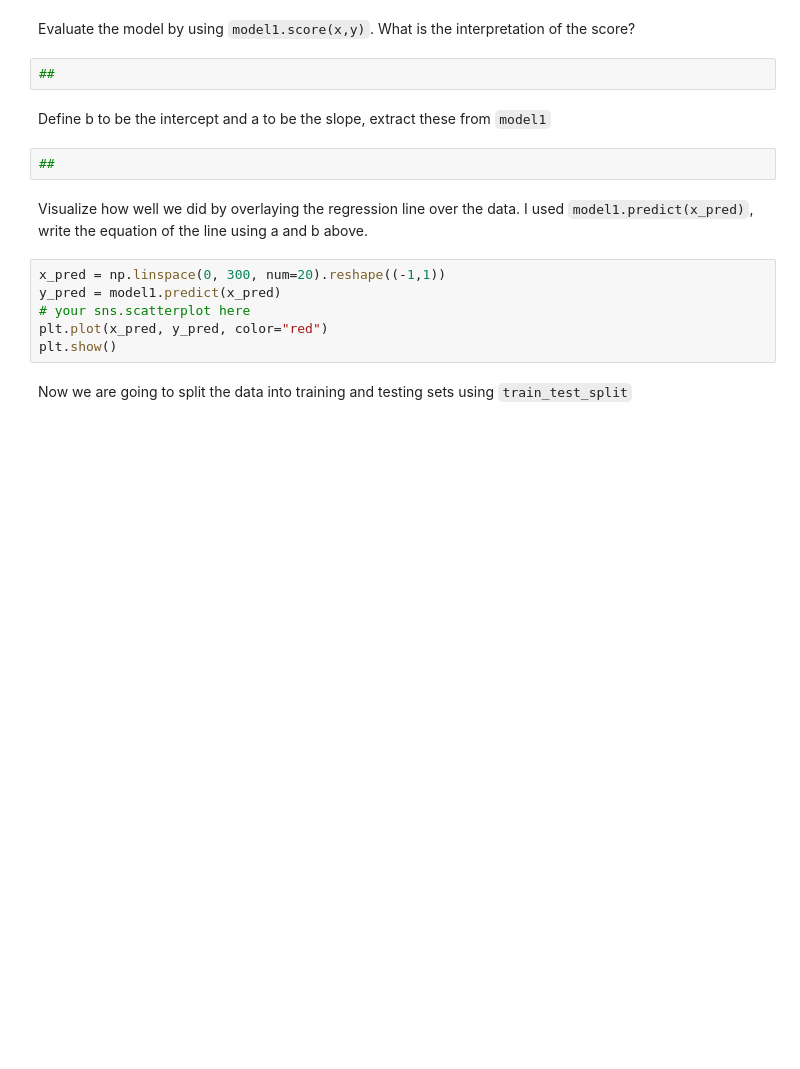
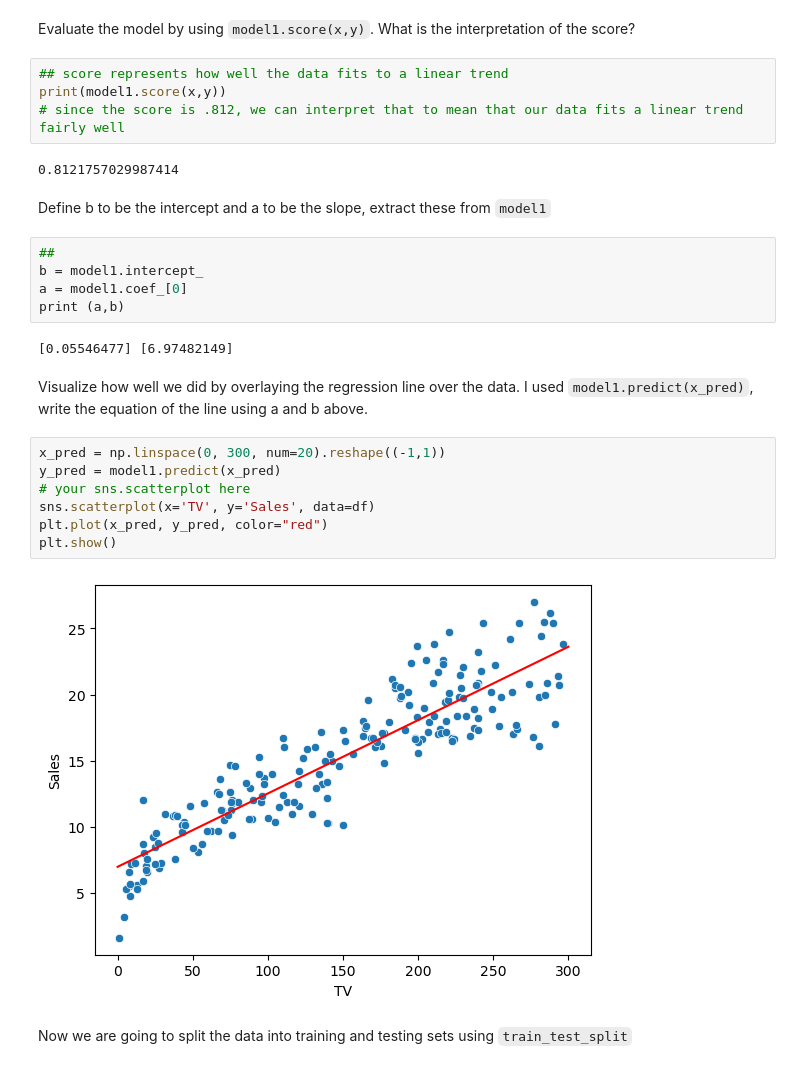
Before and after one commit to Alex-Shane/Gateway-Data-Science, a Jupyter notebook: W2-class1-student-copy.ipynb, the cells around one changed output. Cells and saved outputs as stored; diff of their text form; blank space fills up the shorter version.

```diff
--- a/W2-class1-student-copy.ipynb
+++ b/W2-class1-student-copy.ipynb
@@ -28,19 +54,31 @@ model1 = LinearRegression().fit(x, y)
 # %% [markdown]
 Evaluate the model by using `model1.score(x,y)`. What is the interpretation of the score?
 # %%
-##
+## score represents how well the data fits to a linear trend
+print(model1.score(x,y))
+# since the score is .812, we can interpret that to mean that our data fits a linear trend fairly well
+# %% [output]
+0.8121757029987414
 # %% [markdown]
 Define b to be the intercept and a to be the slope, extract these from `model1`
 # %%
 ##
+b = model1.intercept_
+a = model1.coef_[0]
+print (a,b)
+# %% [output]
+[0.05546477] [6.97482149]
 # %% [markdown]
 Visualize how well we did by overlaying the regression line over the data. I used `model1.predict(x_pred)`, write the equation of the line using a and b above.
 # %%
 x_pred = np.linspace(0, 300, num=20).reshape((-1,1))
 y_pred = model1.predict(x_pred)
 # your sns.scatterplot here
+sns.scatterplot(x='TV', y='Sales', data=df)
 plt.plot(x_pred, y_pred, color="red")
 plt.show()
+# %% [output]
+[figure, added]
 # %% [markdown]
 Now we are going to split the data into training and testing sets using `train_test_split`
 # %%
```
Also changed, not shown: parts of 7 cells of this notebook, 1 other file.
